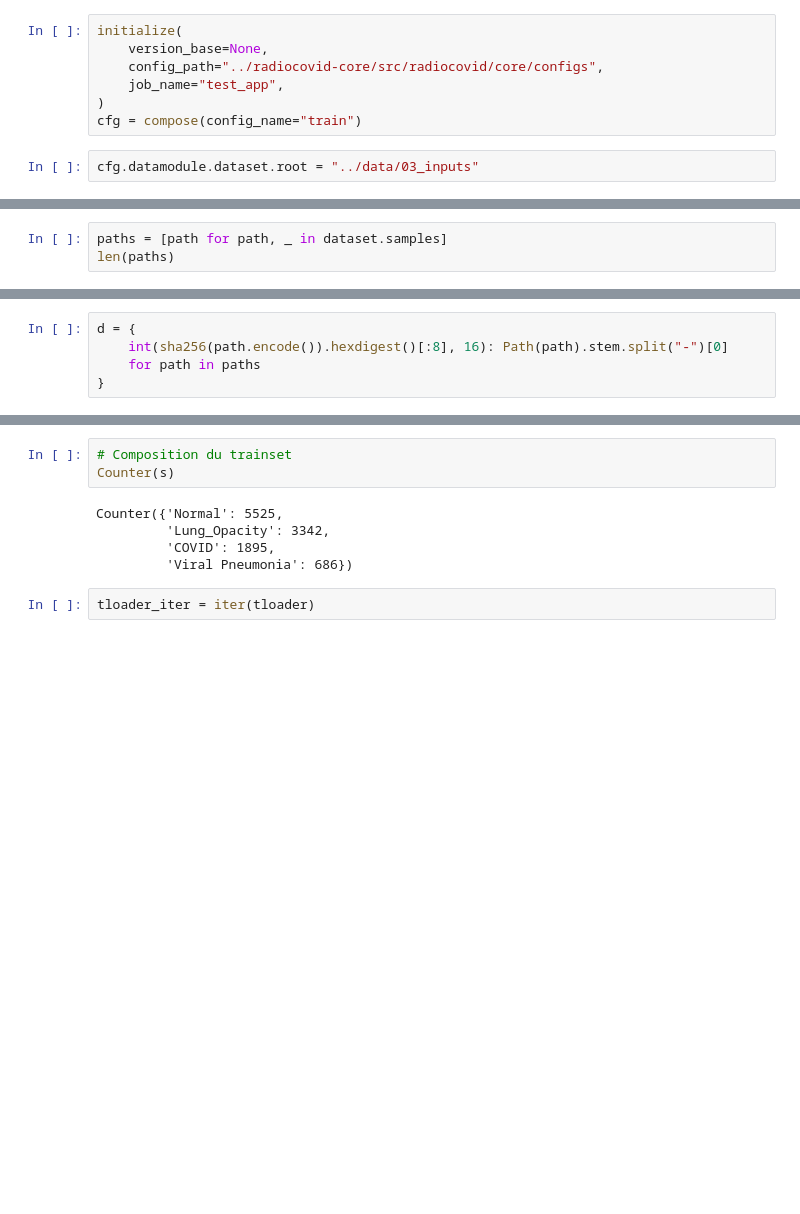
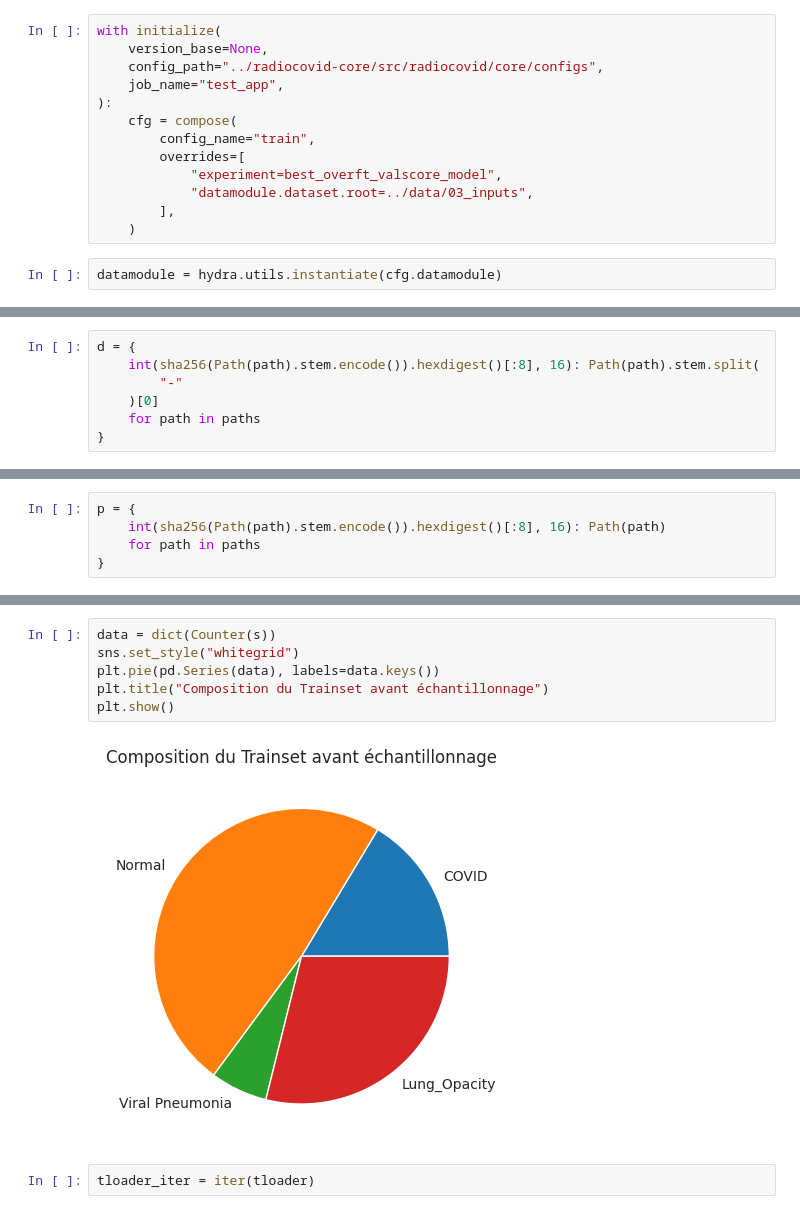
Before and after one commit to CedrickArmel/sep25_alt1_mle_ds_covid1, a Jupyter notebook: notebooks/1_1_audit_dataloader_output.ipynb, the cells around one changed output, grey strips where cells are left out. Cells and saved outputs as stored; diff of their text form; blank space fills up the shorter version.

Commit message:
notebook: audit dataloader plot

```diff
--- a/notebooks/1_1_audit_dataloader_output.ipynb
+++ b/notebooks/1_1_audit_dataloader_output.ipynb
@@ -21,10 +26,16 @@ import cv2
 # %%
-initialize(
+with initialize(
     version_base=None,
     config_path="../radiocovid-core/src/radiocovid/core/configs",
     job_name="test_app",
-)
-cfg = compose(config_name="train")
+):
+    cfg = compose(
+        config_name="train",
+        overrides=[
+            "experiment=best_overft_valscore_model",
+            "datamodule.dataset.root=../data/03_inputs",
+        ],
+    )
 # %%
-cfg.datamodule.dataset.root = "../data/03_inputs"
+datamodule = hydra.utils.instantiate(cfg.datamodule)
 # %%
@@ -123,3 +139,7 @@ Train set size after padding : 11450
 # %%
-paths = [path for path, _ in dataset.samples]
-len(paths)
+d = {
+    int(sha256(Path(path).stem.encode()).hexdigest()[:8], 16): Path(path).stem.split(
+        "-"
+    )[0]
+    for path in paths
+}
@@ -128,6 +146,6 @@ len(paths)
 # %%
-d = {
-    int(sha256(path.encode()).hexdigest()[:8], 16): Path(path).stem.split("-")[0]
+p = {
+    int(sha256(Path(path).stem.encode()).hexdigest()[:8], 16): Path(path)
     for path in paths
 }
 # %%
@@ -145,11 +169,11 @@ s = [d[train_set[i]["id"]] for i in tqdm(range(len(train_set)))]
 # %%
-# Composition du trainset
-Counter(s)
+data = dict(Counter(s))
+sns.set_style("whitegrid")
+plt.pie(pd.Series(data), labels=data.keys())
+plt.title("Composition du Trainset avant échantillonnage")
+plt.show()
 # %% [output]
-Counter({'Normal': 5525,
-         'Lung_Opacity': 3342,
-         'COVID': 1895,
-         'Viral Pneumonia': 686})
+[figure, added]
 # %%
 tloader_iter = iter(tloader)
 # %%
```
Also changed, not shown: parts of 23 cells of this notebook, 2 other files.
